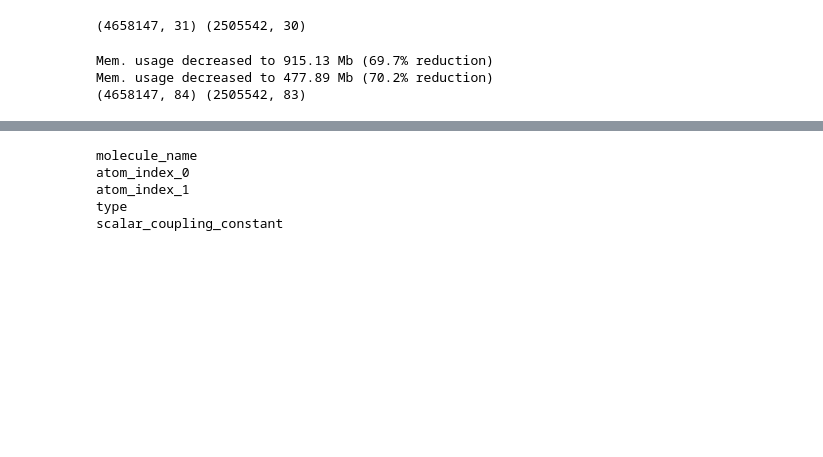
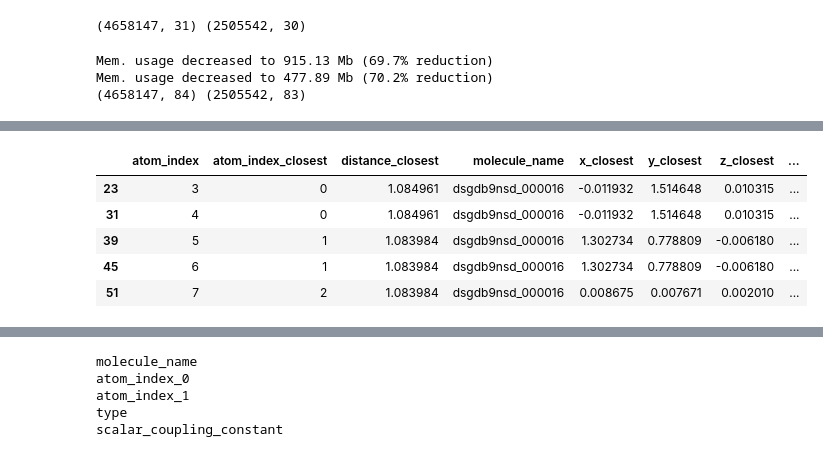
Before and after one commit to arhow/MolecularProperties, a Jupyter notebook: molecularproperties/extract_features/eachtype.ipynb, the cells around one changed output, grey strips where cells are left out. Saved outputs shown, nothing was run; the diff lists cells and outputs as text; code cells hidden in the pictures; blank space fills up the shorter version.

```diff
--- a/molecularproperties/extract_features/eachtype.ipynb
+++ b/molecularproperties/extract_features/eachtype.ipynb
@@ -432,3 +448,12 @@ for index, value in zip(train.columns, train.columns.value_counts()):
 # for index, value in zip(train.columns, train.columns.value_counts()):
 #     if value > 1:
 #         print(index, value)
+# %%
+test_temp[test_temp['molecule_name']=='dsgdb9nsd_000016'].head()
+# %% [output]
+|  | atom_index | atom_index_closest | distance_closest | molecule_name | x_closest | y_closest | z_closest | ... |
+| 23 | 3 | 0 | 1.084961 | dsgdb9nsd_000016 | -0.011932 | 1.514648 | 0.010315 | ... |
+| 31 | 4 | 0 | 1.084961 | dsgdb9nsd_000016 | -0.011932 | 1.514648 | 0.010315 | ... |
+| 39 | 5 | 1 | 1.083984 | dsgdb9nsd_000016 | 1.302734 | 0.778809 | -0.006180 | ... |
+| 45 | 6 | 1 | 1.083984 | dsgdb9nsd_000016 | 1.302734 | 0.778809 | -0.006180 | ... |
+| 51 | 7 | 2 | 1.083984 | dsgdb9nsd_000016 | 0.008675 | 0.007671 | 0.002010 | ... |
```
Also changed, not shown: parts of 14 cells of this notebook, 3 other files.
